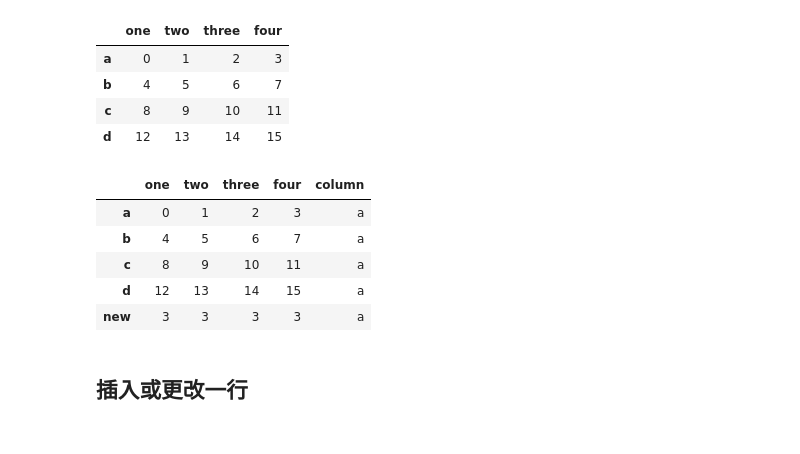
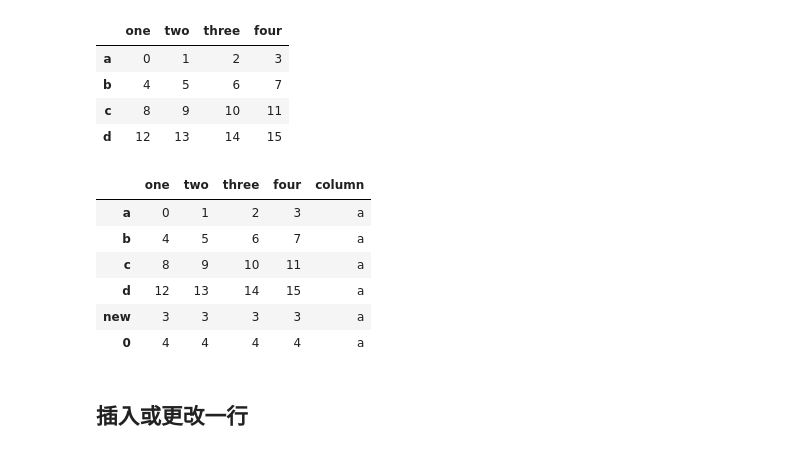
Before and after one commit to ub3132003/pynotebook, a Jupyter notebook: DB/pandas py3 .ipynb, the cells around one changed output. Cells and saved outputs as stored; diff of their text form; code cells hidden in the pictures.

```diff
--- a/DB/pandas py3 .ipynb
+++ b/DB/pandas py3 .ipynb
@@ -21,16 +68,18 @@ df
 # %%
 #行
 df.loc["new"]='3'
+df.loc[0]='4'
 #列
 df['column']="a"
 df
 # %% [output]
 |  | one | two | three | four | column |
 | a | 0 | 1 | 2 | 3 | a |
 | b | 4 | 5 | 6 | 7 | a |
 | c | 8 | 9 | 10 | 11 | a |
 | d | 12 | 13 | 14 | 15 | a |
 | new | 3 | 3 | 3 | 3 | a |
+| 0 | 4 | 4 | 4 | 4 | a |
 # %% [markdown]
 ## 插入或更改一行
 # %%
```
Also changed, not shown: parts of 6 cells of this notebook, 14 other files.
